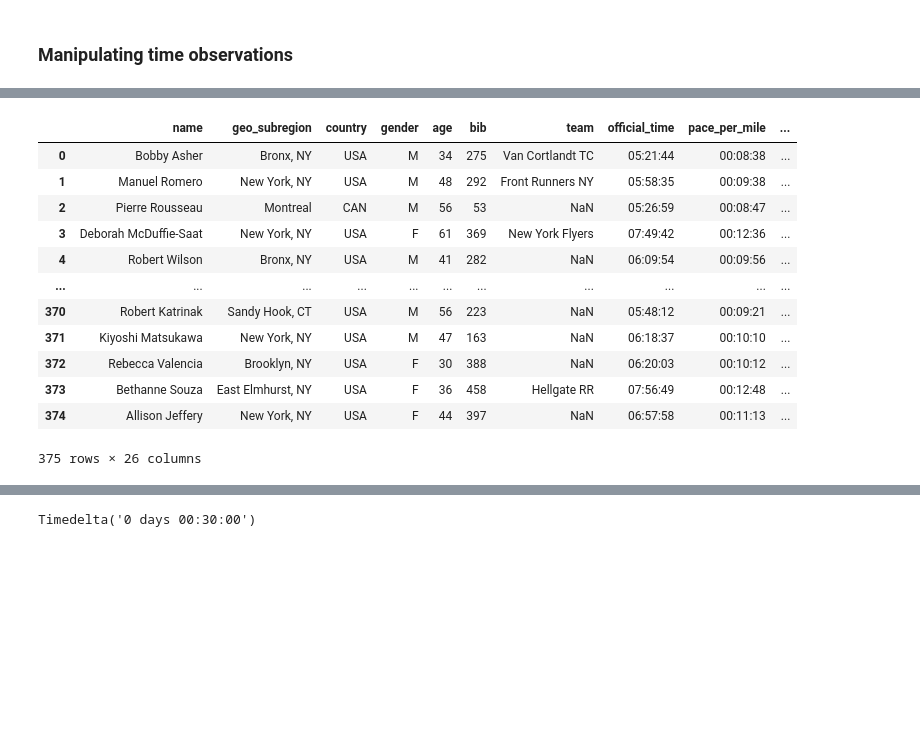
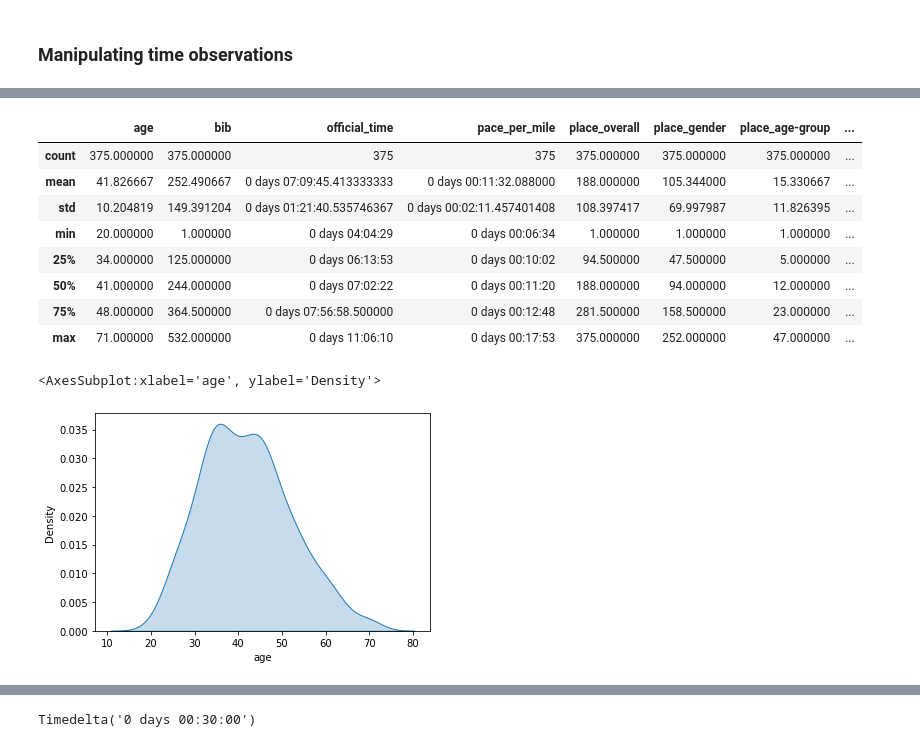
Before and after one commit to CraftyJack/racing_analysis, a Jupyter notebook: 02_EDA/racing_EDA.ipynb, the cells around one changed output, grey strips where cells are left out. Drawn from its saved outputs; the diff is of its cells as text; code cells hidden in the pictures; blank space fills up the shorter version.

```diff
--- a/02_EDA/racing_EDA.ipynb
+++ b/02_EDA/racing_EDA.ipynb
@@ -84,18 +87,20 @@ Data columns (total 26 columns):
 dtypes: float64(2), int64(8), object(14), timedelta64[ns](2)
 memory usage: 76.3+ KB
 # %%
-df
+df.describe()
 # %% [output]
-|  | name | geo_subregion | country | gender | age | bib | team | official_time | pace_per_mile | ... |
-| 0 | Bobby Asher | Bronx, NY | USA | M | 34 | 275 | Van Cortlandt TC | 05:21:44 | 00:08:38 | ... |
-| 1 | Manuel Romero | New York, NY | USA | M | 48 | 292 | Front Runners NY | 05:58:35 | 00:09:38 | ... |
-| 2 | Pierre Rousseau | Montreal | CAN | M | 56 | 53 | NaN | 05:26:59 | 00:08:47 | ... |
-| 3 | Deborah McDuffie-Saat | New York, NY | USA | F | 61 | 369 | New York Flyers | 07:49:42 | 00:12:36 | ... |
-| 4 | Robert Wilson | Bronx, NY | USA | M | 41 | 282 | NaN | 06:09:54 | 00:09:56 | ... |
-| ... | ... | ... | ... | ... | ... | ... | ... | ... | ... | ... |
-| 370 | Robert Katrinak | Sandy Hook, CT | USA | M | 56 | 223 | NaN | 05:48:12 | 00:09:21 | ... |
-| 371 | Kiyoshi Matsukawa | New York, NY | USA | M | 47 | 163 | NaN | 06:18:37 | 00:10:10 | ... |
-| 372 | Rebecca Valencia | Brooklyn, NY | USA | F | 30 | 388 | NaN | 06:20:03 | 00:10:12 | ... |
-| 373 | Bethanne Souza | East Elmhurst, NY | USA | F | 36 | 458 | Hellgate RR | 07:56:49 | 00:12:48 | ... |
-| 374 | Allison Jeffery | New York, NY | USA | F | 44 | 397 | NaN | 06:57:58 | 00:11:13 | ... |
+|  | age | bib | official_time | pace_per_mile | place_overall | place_gender | place_age-group | ... |
+| count | 375.000000 | 375.000000 | 375 | 375 | 375.000000 | 375.000000 | 375.000000 | ... |
+| mean | 41.826667 | 252.490667 | 0 days 07:09:45.413333333 | 0 days 00:11:32.088000 | 188.000000 | 105.344000 | 15.330667 | ... |
+| std | 10.204819 | 149.391204 | 0 days 01:21:40.535746367 | 0 days 00:02:11.457401408 | 108.397417 | 69.997987 | 11.826395 | ... |
+| min | 20.000000 | 1.000000 | 0 days 04:04:29 | 0 days 00:06:34 | 1.000000 | 1.000000 | 1.000000 | ... |
+| 25% | 34.000000 | 125.000000 | 0 days 06:13:53 | 0 days 00:10:02 | 94.500000 | 47.500000 | 5.000000 | ... |
+| 50% | 41.000000 | 244.000000 | 0 days 07:02:22 | 0 days 00:11:20 | 188.000000 | 94.000000 | 12.000000 | ... |
+| 75% | 48.000000 | 364.500000 | 0 days 07:56:58.500000 | 0 days 00:12:48 | 281.500000 | 158.500000 | 23.000000 | ... |
+| max | 71.000000 | 532.000000 | 0 days 11:06:10 | 0 days 00:17:53 | 375.000000 | 252.000000 | 47.000000 | ... |
-375 rows × 26 columns
+# %%
+# Take a look at the runners' ages.
+sns.kdeplot(df['age'], shade=True)
+# %% [output]
+<AxesSubplot:xlabel='age', ylabel='Density'>
+[figure, added]
```
Also changed, not shown: parts of 30 cells of this notebook.
